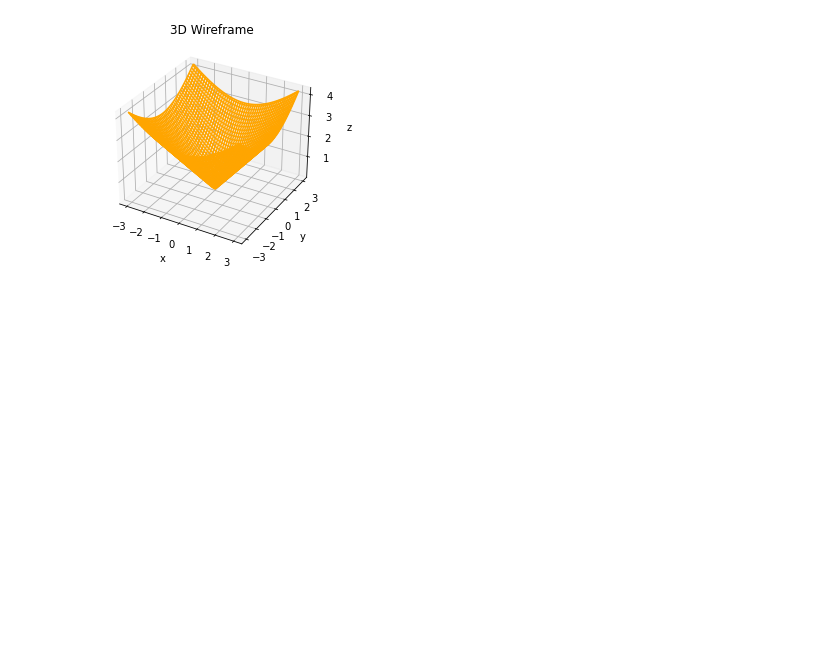
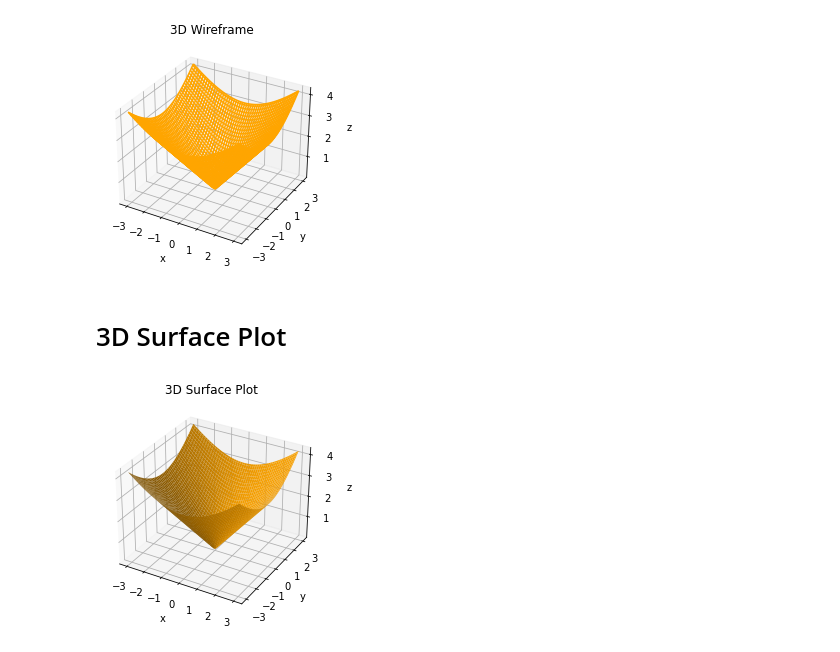
Before and after one commit to jstinlie/BelajarMatplotlib, a Jupyter notebook: matplotlib15.ipynb, the cells around one changed output. Drawn from its saved outputs; the diff is of its cells as text; code cells hidden in the pictures; blank space fills up the shorter version.

Commit message:
Membuat 3D SUrface Plot (color)

```diff
--- a/matplotlib15.ipynb
+++ b/matplotlib15.ipynb
@@ -45,3 +45,20 @@ ax.set_title('3D Wireframe')
 plt.show()
 # %% [output]
 [figure]
+# %% [markdown]
+# 3D Surface Plot
+# %%
+fig = plt.figure()
+ax = plt.axes(projection='3d')
+
+ax.plot_surface(x, y, z, color='orange')
+# ax.plot_surface(x, y, z, cmap='viridis')
+
+ax.set_xlabel('x')
+ax.set_ylabel('y')
+ax.set_zlabel('z')
+ax.set_title('3D Surface Plot')
+
+plt.show()
+# %% [output]
+[figure, added]
```
